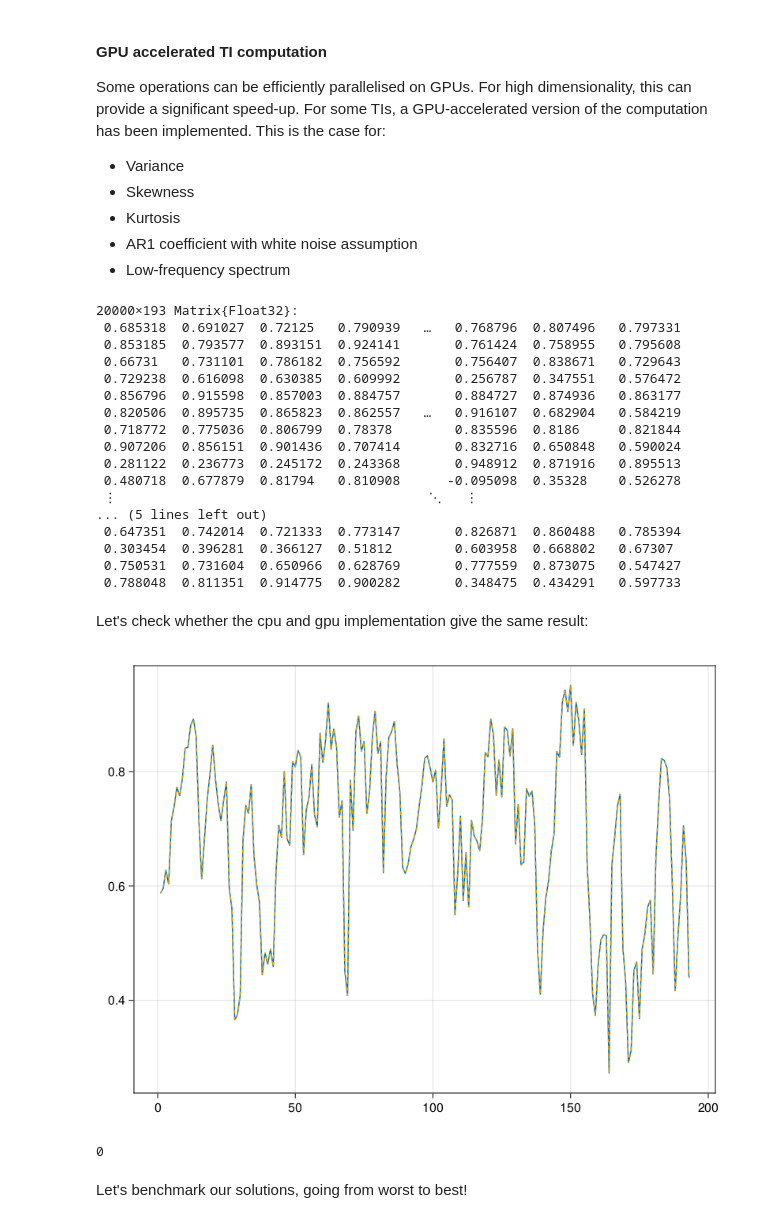
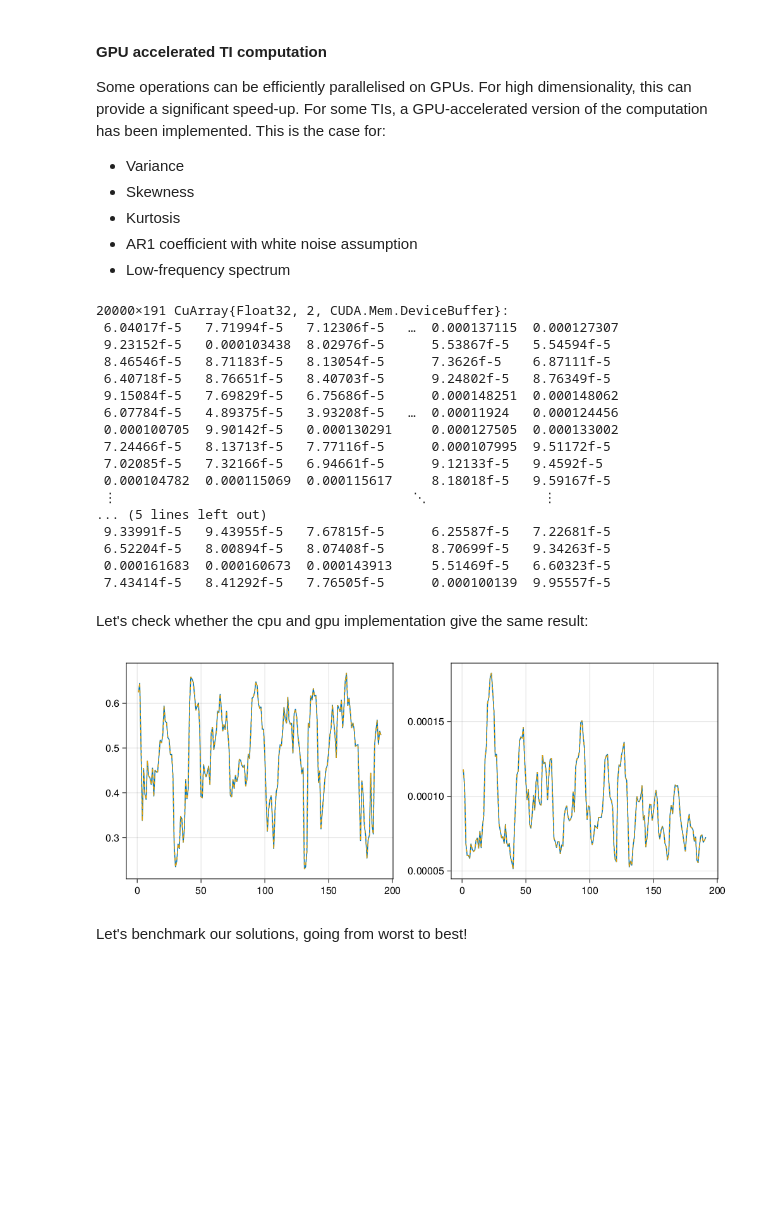
Before and after one commit to JanJereczek/StatisticalEWS, a Jupyter notebook: notebooks/demo_palma.ipynb, the cells around one changed output. Saved outputs shown, nothing was run; the diff lists cells and outputs as text; code cells hidden in the pictures; blank space fills up the shorter version.

```diff
--- a/notebooks/demo_palma.ipynb
+++ b/notebooks/demo_palma.ipynb
@@ -198,5 +191,6 @@ Looks like a factor 100 of speed up!!!
 
 We can now perform the computation of the TIs by simply using:
 # %%
-surrogate_indicators_cpu = slide_estimator( Scpu.S, p_window_indctr, ar1_whitenoise, window )
+surrogate_ar1_cpu = slide_estimator( Scpu.S, p_window_indctr, ar1_whitenoise, window )
+surrogate_var_cpu = slide_estimator( Scpu.S, p_window_indctr, cpvar, window )
 # %% [output]
@@ -230,42 +224,48 @@ Some operations can be efficiently parallelised on GPUs. For high dimensionality
 - Low-frequency spectrum
 # %%
 Sgpu = CuArray(Scpu.S)
-surrogate_indicators_gpu = slide_estimator( Sgpu, p_window_indctr, ar1_whitenoise, window )
-surrogate_indicators_gpu_cpu = Array( surrogate_indicators_gpu )    # for plotting.
+surrogate_ar1_gpu = slide_estimator( Sgpu, p_window_indctr, ar1_whitenoise, window )
+surrogate_var_gpu = slide_estimator( Sgpu, p_window_indctr, cuvar, window )
 # %% [output]
-20000×193 Matrix{Float32}:
- 0.685318  0.691027  0.72125   0.790939   …   0.768796  0.807496   0.797331
- 0.853185  0.793577  0.893151  0.924141       0.761424  0.758955   0.795608
- 0.66731   0.731101  0.786182  0.756592       0.756407  0.838671   0.729643
- 0.729238  0.616098  0.630385  0.609992       0.256787  0.347551   0.576472
- 0.856796  0.915598  0.857003  0.884757       0.884727  0.874936   0.863177
- 0.820506  0.895735  0.865823  0.862557   …   0.916107  0.682904   0.584219
- 0.718772  0.775036  0.806799  0.78378        0.835596  0.8186     0.821844
- 0.907206  0.856151  0.901436  0.707414       0.832716  0.650848   0.590024
- 0.281122  0.236773  0.245172  0.243368       0.948912  0.871916   0.895513
- 0.480718  0.677879  0.81794   0.810908      -0.095098  0.35328    0.526278
- ⋮                                        ⋱   ⋮
+20000×191 CuArray{Float32, 2, CUDA.Mem.DeviceBuffer}:
+ 6.04017f-5   7.71994f-5   7.12306f-5   …  0.000137115  0.000127307
+ 9.23152f-5   0.000103438  8.02976f-5      5.53867f-5   5.54594f-5
+ 8.46546f-5   8.71183f-5   8.13054f-5      7.3626f-5    6.87111f-5
+ 6.40718f-5   8.76651f-5   8.40703f-5      9.24802f-5   8.76349f-5
+ 9.15084f-5   7.69829f-5   6.75686f-5      0.000148251  0.000148062
+ 6.07784f-5   4.89375f-5   3.93208f-5   …  0.00011924   0.000124456
+ 0.000100705  9.90142f-5   0.000130291     0.000127505  0.000133002
+ 7.24466f-5   8.13713f-5   7.77116f-5      0.000107995  9.51172f-5
+ 7.02085f-5   7.32166f-5   6.94661f-5      9.12133f-5   9.4592f-5
+ 0.000104782  0.000115069  0.000115617     8.18018f-5   9.59167f-5
+ ⋮                                      ⋱               ⋮
 ... (5 lines left out)
- 0.647351  0.742014  0.721333  0.773147       0.826871  0.860488   0.785394
- 0.303454  0.396281  0.366127  0.51812        0.603958  0.668802   0.67307
- 0.750531  0.731604  0.650966  0.628769       0.777559  0.873075   0.547427
- 0.788048  0.811351  0.914775  0.900282       0.348475  0.434291   0.597733
+ 9.33991f-5   9.43955f-5   7.67815f-5      6.25587f-5   7.22681f-5
+ 6.52204f-5   8.00894f-5   8.07408f-5      8.70699f-5   9.34263f-5
+ 0.000161683  0.000160673  0.000143913     5.51469f-5   6.60323f-5
+ 7.43414f-5   8.41292f-5   7.76505f-5      0.000100139  9.95557f-5
 # %% [markdown]
 Let's check whether the cpu and gpu implementation give the same result:
-# %%
-i = 2000
-fig_test = Figure()
-ax_test = Axis(fig_test[1,1])
-lines!(ax_test, surrogate_indicators_cpu[i, :])
-lines!(ax_test, surrogate_indicators_gpu_cpu[i, :], linestyle = :dash)
-fig_test
-# %% [output]
-[figure, removed]
-# %%
-# Number of points differing more than 1f-6 in both results.
-sum( abs.(surrogate_indicators_gpu_cpu - surrogate_indicators_cpu) .> 1f-6 )
-# %% [output]
-0
+# %%
+surrogate_ar1_gpu_cpu = Array( surrogate_ar1_gpu )    # for plotting.
+surrogate_var_gpu_cpu = Array( surrogate_var_gpu )    # for plotting.
+
+i = 2000
+fig_test = Figure(resolution = (1000, 400))
+axs_test = [Axis(fig_test[1, j]) for j in 1:2]
+
+lines!(axs_test[1], surrogate_ar1_cpu[i, :])
+lines!(axs_test[1], surrogate_ar1_gpu_cpu[i, :], linestyle = :dash)
+
+lines!(axs_test[2], surrogate_var_cpu[i, :])
+lines!(axs_test[2], surrogate_var_gpu_cpu[i, :], linestyle = :dash)
+
+fig_test
+
+# Number of points differing more than 1f-6 in both results.
+# sum( abs.(surrogate_ar1_gpu_cpu - surrogate_ar1_cpu) .> 1f-6 )
+# %% [output]
+[figure, added]
 # %% [markdown]
 Let's benchmark our solutions, going from worst to best!
 # %%
```
Also changed, not shown: parts of 17 cells of this notebook, 4 other files.
